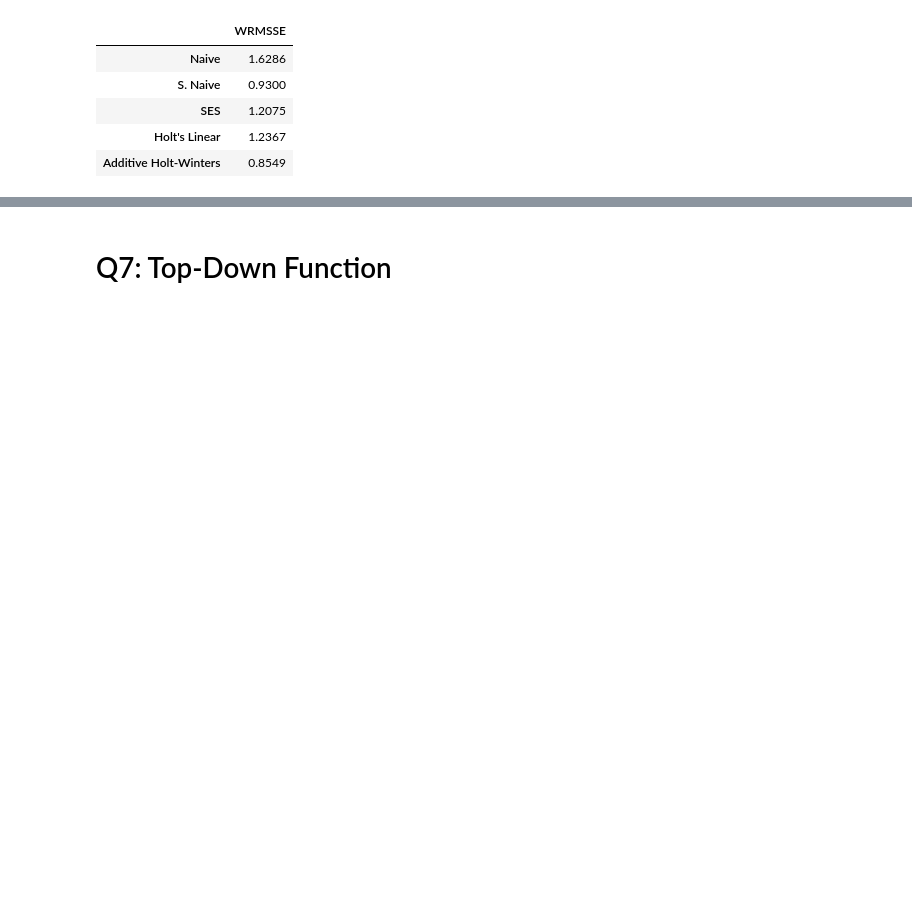
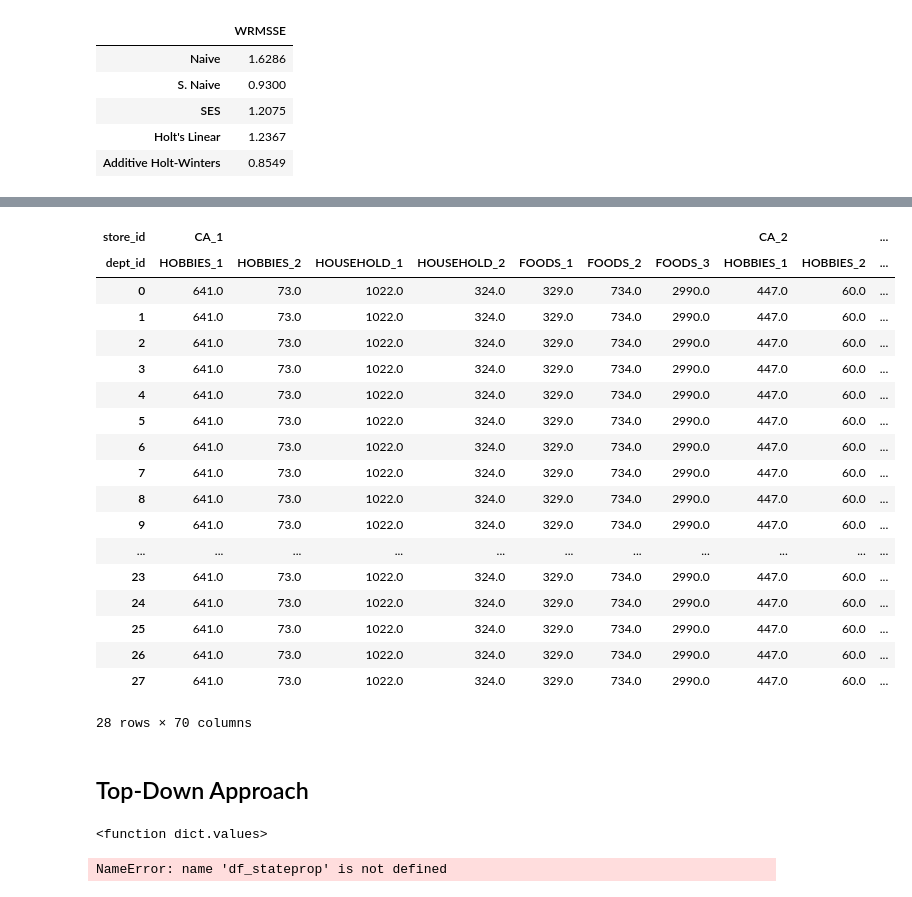
Before and after one commit to adrianemikko/tsa2021-m5, a Jupyter notebook: jgq_scratch.ipynb, the cells around one changed output, grey strips where cells are left out. Drawn from its saved outputs; the diff is of its cells as text; code cells hidden in the pictures; blank space fills up the shorter version.

```diff
--- a/jgq_scratch.ipynb
+++ b/jgq_scratch.ipynb
@@ -165,0 +189,2 @@ rmsse(test[('CA_1', 'HOBBIES_1')], k, train[('CA_1', 'HOBBIES_1')])
+# %%
+sample = pd.DataFrame(base_forcast['Naive'], index=train.columns).T
@@ -166,3 +227,26 @@ rmsse(test[('CA_1', 'HOBBIES_1')], k, train[('CA_1', 'HOBBIES_1')])
+# %%
+df_pred = sample
+df_pred
+# %% [output]
+| store_id | CA_1 |  |  |  |  |  |  | CA_2 |  | ... |
+| dept_id | HOBBIES_1 | HOBBIES_2 | HOUSEHOLD_1 | HOUSEHOLD_2 | FOODS_1 | FOODS_2 | FOODS_3 | HOBBIES_1 | HOBBIES_2 | ... |
+| 0 | 641.0 | 73.0 | 1022.0 | 324.0 | 329.0 | 734.0 | 2990.0 | 447.0 | 60.0 | ... |
+| 1 | 641.0 | 73.0 | 1022.0 | 324.0 | 329.0 | 734.0 | 2990.0 | 447.0 | 60.0 | ... |
+| 2 | 641.0 | 73.0 | 1022.0 | 324.0 | 329.0 | 734.0 | 2990.0 | 447.0 | 60.0 | ... |
+| 3 | 641.0 | 73.0 | 1022.0 | 324.0 | 329.0 | 734.0 | 2990.0 | 447.0 | 60.0 | ... |
+| 4 | 641.0 | 73.0 | 1022.0 | 324.0 | 329.0 | 734.0 | 2990.0 | 447.0 | 60.0 | ... |
+| 5 | 641.0 | 73.0 | 1022.0 | 324.0 | 329.0 | 734.0 | 2990.0 | 447.0 | 60.0 | ... |
+| 6 | 641.0 | 73.0 | 1022.0 | 324.0 | 329.0 | 734.0 | 2990.0 | 447.0 | 60.0 | ... |
+| 7 | 641.0 | 73.0 | 1022.0 | 324.0 | 329.0 | 734.0 | 2990.0 | 447.0 | 60.0 | ... |
+| 8 | 641.0 | 73.0 | 1022.0 | 324.0 | 329.0 | 734.0 | 2990.0 | 447.0 | 60.0 | ... |
+| 9 | 641.0 | 73.0 | 1022.0 | 324.0 | 329.0 | 734.0 | 2990.0 | 447.0 | 60.0 | ... |
+| ... | ... | ... | ... | ... | ... | ... | ... | ... | ... | ... |
+| 23 | 641.0 | 73.0 | 1022.0 | 324.0 | 329.0 | 734.0 | 2990.0 | 447.0 | 60.0 | ... |
+| 24 | 641.0 | 73.0 | 1022.0 | 324.0 | 329.0 | 734.0 | 2990.0 | 447.0 | 60.0 | ... |
+| 25 | 641.0 | 73.0 | 1022.0 | 324.0 | 329.0 | 734.0 | 2990.0 | 447.0 | 60.0 | ... |
+| 26 | 641.0 | 73.0 | 1022.0 | 324.0 | 329.0 | 734.0 | 2990.0 | 447.0 | 60.0 | ... |
+| 27 | 641.0 | 73.0 | 1022.0 | 324.0 | 329.0 | 734.0 | 2990.0 | 447.0 | 60.0 | ... |
+28 rows × 70 columns
 # %% [markdown]
-# Q7: Top-Down Function
+## Top-Down Approach
 # %%
@@ -172,0 +261,18 @@ df_full
+# %%
+
+for col in df_pivot.columns.tolist()[0:-1]:
+    state_forecasted[col] = np.array(df_totalf) * np.array(df_stateprop[col])
+
+df_statef = pd.DataFrame(state_forecasted, index=df_test.index)
+# %% [output]
+<function dict.values>
+# %%
+proportions = {}
+next_level_forecasted = {}
+lvl = full_df.sum(level=levels[str(10)], axis=1)
+for col in lvl.columns.tolist():
+    proportions[col] = sum(lvl[col]/lvl.sum(axis=1)) * (1/len(lvl))
+
+next_level_forecasted = np.array(sample) * np.array(df_stateprop[col])
+# %% [output]
+NameError: name 'df_stateprop' is not defined
```
Also changed, not shown: parts of 18 cells of this notebook.
